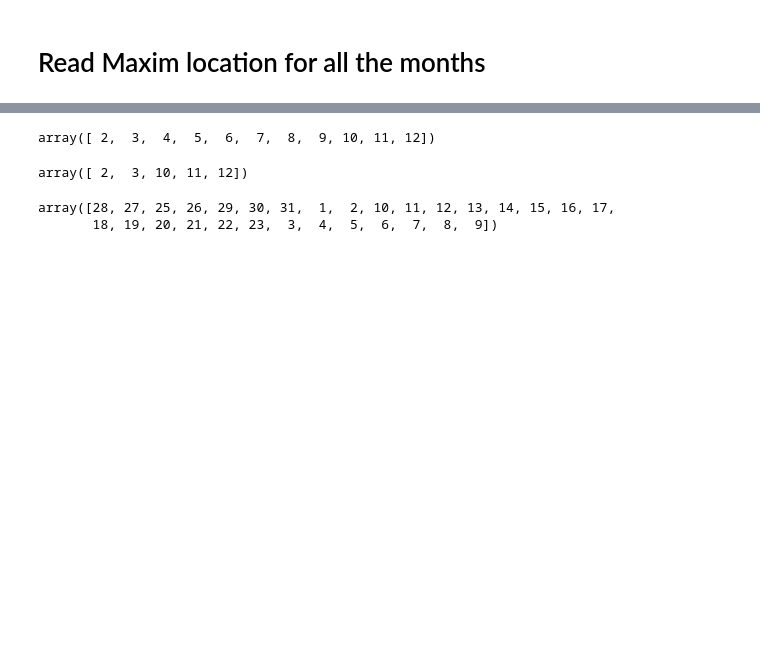
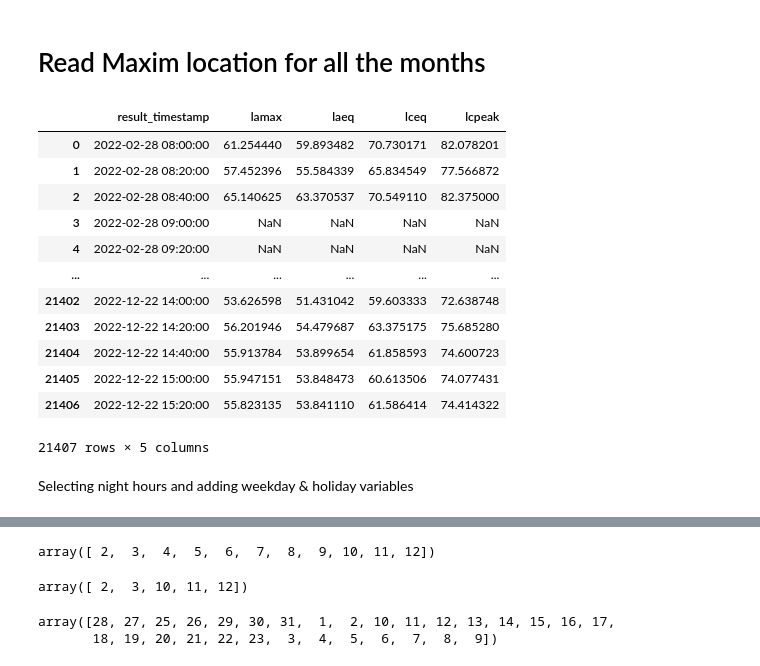
Before and after one commit to AnastasiaDv491/Modern-Data-Analytics-Backend, a Jupyter notebook: Data wrangling.ipynb, the cells around one changed output, grey strips where cells are left out. Drawn from its saved outputs; the diff is of its cells as text; code cells hidden in the pictures; blank space fills up the shorter version.

```diff
--- a/Data wrangling.ipynb
+++ b/Data wrangling.ipynb
@@ -29,3 +33,19 @@ full_maxim_df.to_parquet('Dataset/full_maxim_df.parquet')
 # %%
-test_maxim_df = pd.read_parquet('Dataset/full_maxim_df.parquet')
-test_maxim_df
+maxim_df = pd.read_parquet('Dataset/full_maxim_df.parquet')
+maxim_df
+# %% [output]
+|  | result_timestamp | lamax | laeq | lceq | lcpeak |
+| 0 | 2022-02-28 08:00:00 | 61.254440 | 59.893482 | 70.730171 | 82.078201 |
+| 1 | 2022-02-28 08:20:00 | 57.452396 | 55.584339 | 65.834549 | 77.566872 |
+| 2 | 2022-02-28 08:40:00 | 65.140625 | 63.370537 | 70.549110 | 82.375000 |
+| 3 | 2022-02-28 09:00:00 | NaN | NaN | NaN | NaN |
+| 4 | 2022-02-28 09:20:00 | NaN | NaN | NaN | NaN |
+| ... | ... | ... | ... | ... | ... |
+| 21402 | 2022-12-22 14:00:00 | 53.626598 | 51.431042 | 59.603333 | 72.638748 |
+| 21403 | 2022-12-22 14:20:00 | 56.201946 | 54.479687 | 63.375175 | 75.685280 |
+| 21404 | 2022-12-22 14:40:00 | 55.913784 | 53.899654 | 61.858593 | 74.600723 |
+| 21405 | 2022-12-22 15:00:00 | 55.947151 | 53.848473 | 60.613506 | 74.077431 |
+| 21406 | 2022-12-22 15:20:00 | 55.823135 | 53.841110 | 61.586414 | 74.414322 |
+21407 rows × 5 columns
+# %% [markdown]
+Selecting night hours and adding weekday & holiday variables
```
Also changed, not shown: parts of 36 cells of this notebook.
